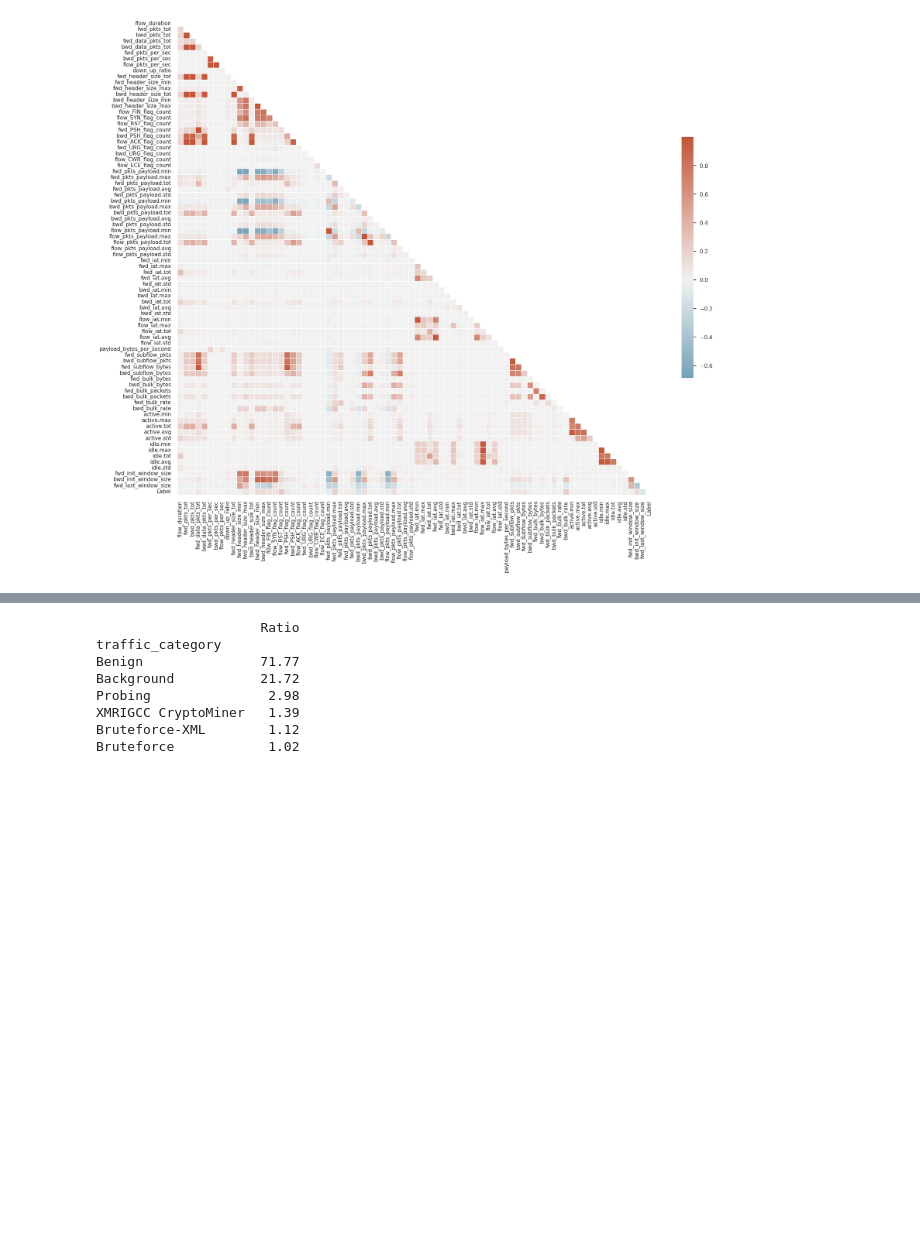
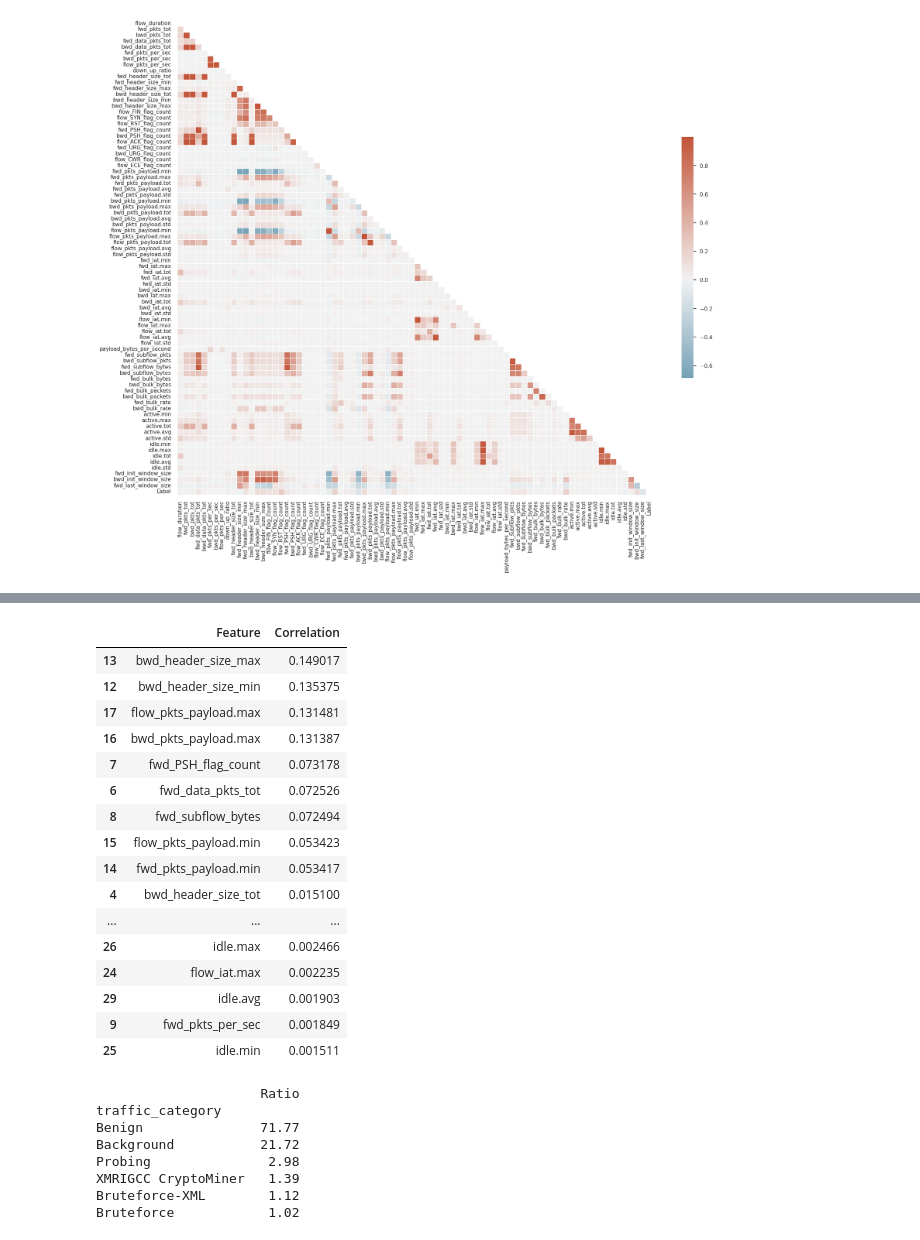
Before and after one commit to ludotosk/tesi, a Jupyter notebook: hikari/tesi-rf.ipynb, the cells around one changed output, grey strips where cells are left out. Cells and saved outputs as stored; diff of their text form; code cells hidden in the pictures; blank space fills up the shorter version.

```diff
--- a/hikari/tesi-rf.ipynb
+++ b/hikari/tesi-rf.ipynb
@@ -100,0 +103,19 @@ show_corr_matrix(ds)
+# %%
+# Finding pairs with correlation greater than 0.9
+correlation_threshold = 0.95
+correlation_pairs = []
+
+# Iterate through the upper triangle of the correlation matrix
+for i in range(len(correlation_matrix.columns)):
+    for j in range(i + 1, len(correlation_matrix.columns)):
+        if abs(correlation_matrix.iloc[i, j]) > correlation_threshold:
+            pair = (
+                correlation_matrix.columns[i],
+                correlation_matrix.columns[j],
+                correlation_matrix.iloc[i, j]
+            )
+            correlation_pairs.append(pair)
+
+print("Pairs with correlation over 95%:")
+for pair in correlation_pairs:
+    print(f"{pair[0]} - {pair[1]}: {pair[2]}")
@@ -101,3 +182,24 @@ show_corr_matrix(ds)
+# %%
+correlation_with_target["Correlation"] = correlation_with_target["Correlation"].abs()
+correlation_with_target.sort_values(by='Correlation', ascending=False)
+# %% [output]
+|  | Feature | Correlation |
+| 13 | bwd_header_size_max | 0.149017 |
+| 12 | bwd_header_size_min | 0.135375 |
+| 17 | flow_pkts_payload.max | 0.131481 |
+| 16 | bwd_pkts_payload.max | 0.131387 |
+| 7 | fwd_PSH_flag_count | 0.073178 |
+| 6 | fwd_data_pkts_tot | 0.072526 |
+| 8 | fwd_subflow_bytes | 0.072494 |
+| 15 | flow_pkts_payload.min | 0.053423 |
+| 14 | fwd_pkts_payload.min | 0.053417 |
+| 4 | bwd_header_size_tot | 0.015100 |
+| ... | ... | ... |
+| 26 | idle.max | 0.002466 |
+| 24 | flow_iat.max | 0.002235 |
+| 29 | idle.avg | 0.001903 |
+| 9 | fwd_pkts_per_sec | 0.001849 |
+| 25 | idle.min | 0.001511 |
 # %%
 compute_ratio(ds,'traffic_category')
 # %% [output]
```
Also changed, not shown: parts of 4 cells of this notebook, 5 other files.
